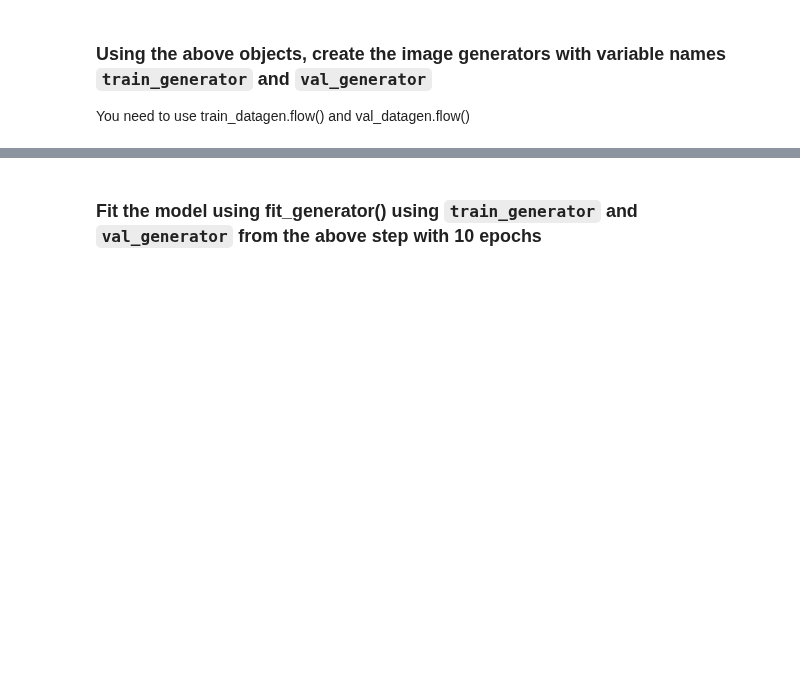
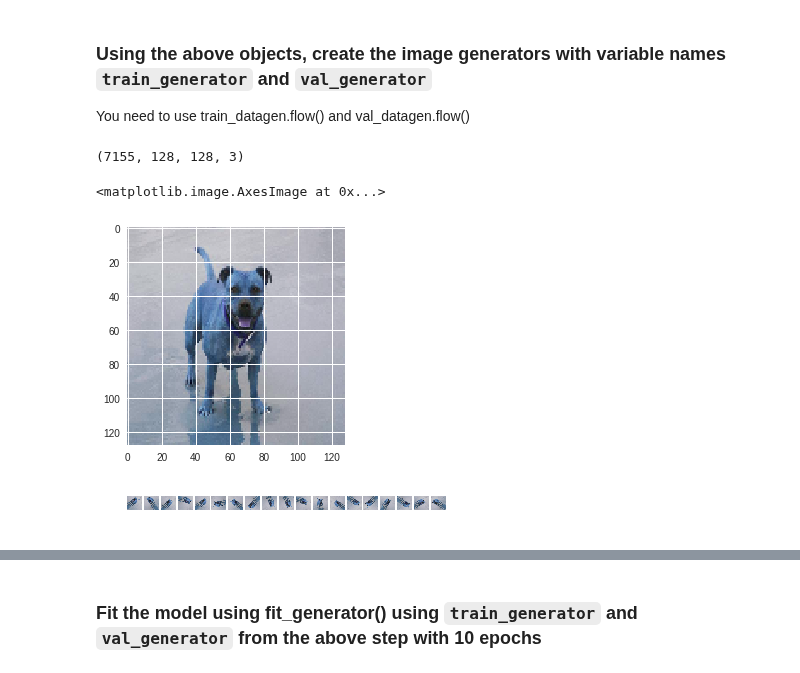
Before and after one commit to GreatLearningAIML1/chennai-aug-batch-senthilvelavan, a Jupyter notebook: CNN-Project2/CNN_R8_Project2_Dog_Breed_Classification_Questions.ipynb, the cells around one changed output, grey strips where cells are left out. Drawn from its saved outputs; the diff is of its cells as text; code cells hidden in the pictures; blank space fills up the shorter version.

```diff
--- a/CNN-Project2/CNN_R8_Project2_Dog_Breed_Classification_Questions.ipynb
+++ b/CNN-Project2/CNN_R8_Project2_Dog_Breed_Classification_Questions.ipynb
@@ -345,0 +375,13 @@ Epoch 10/10
+# %%
+# This will do preprocessing and realtime data augmentation:
+train_generator = ImageDataGenerator(
+    featurewise_center=False,  # set input mean to 0 over the dataset
+    samplewise_center=False,  # set each sample mean to 0
+    featurewise_std_normalization=False,  # divide inputs by std of the dataset
+    samplewise_std_normalization=False,  # divide each input by its std
+    zca_whitening=False,  # apply ZCA whitening
+    rotation_range=90,  # randomly rotate images in the range (degrees, 0 to 180)
+    width_shift_range=0.1,  # randomly shift images horizontally (fraction of total width)
+    height_shift_range=0.1,  # randomly shift images vertically (fraction of total height)
+    horizontal_flip=True,  # randomly flip images
+    vertical_flip=True)  # randomly flip images
@@ -345,0 +401,2 @@ Epoch 10/10
+# %%
+train_generator.fit(X_train)
@@ -347,3 +406,23 @@ Epoch 10/10
 ### Using the above objects, create the image generators with variable names `train_generator` and `val_generator`
 
 You need to use train_datagen.flow() and val_datagen.flow()
+# %%
+X_train.shape
+# %% [output]
+(7155, 128, 128, 3)
+# %%
+plt.imshow(X_train[0])
+# %% [output]
+<matplotlib.image.AxesImage at 0x...>
+[figure, added]
+# %%
+from matplotlib import pyplot as plt
+gen = train_generator.flow(X_train[0:1], batch_size=1)
+for i in range(1, 20):
+    plt.subplot(1,20,i)
+    plt.axis("off")
+    plt.imshow(gen.next().squeeze(), cmap='gray')
+    plt.plot()
+plt.show()
+# %% [output]
+[figure, added]
```
Also changed, not shown: parts of 26 cells of this notebook.
